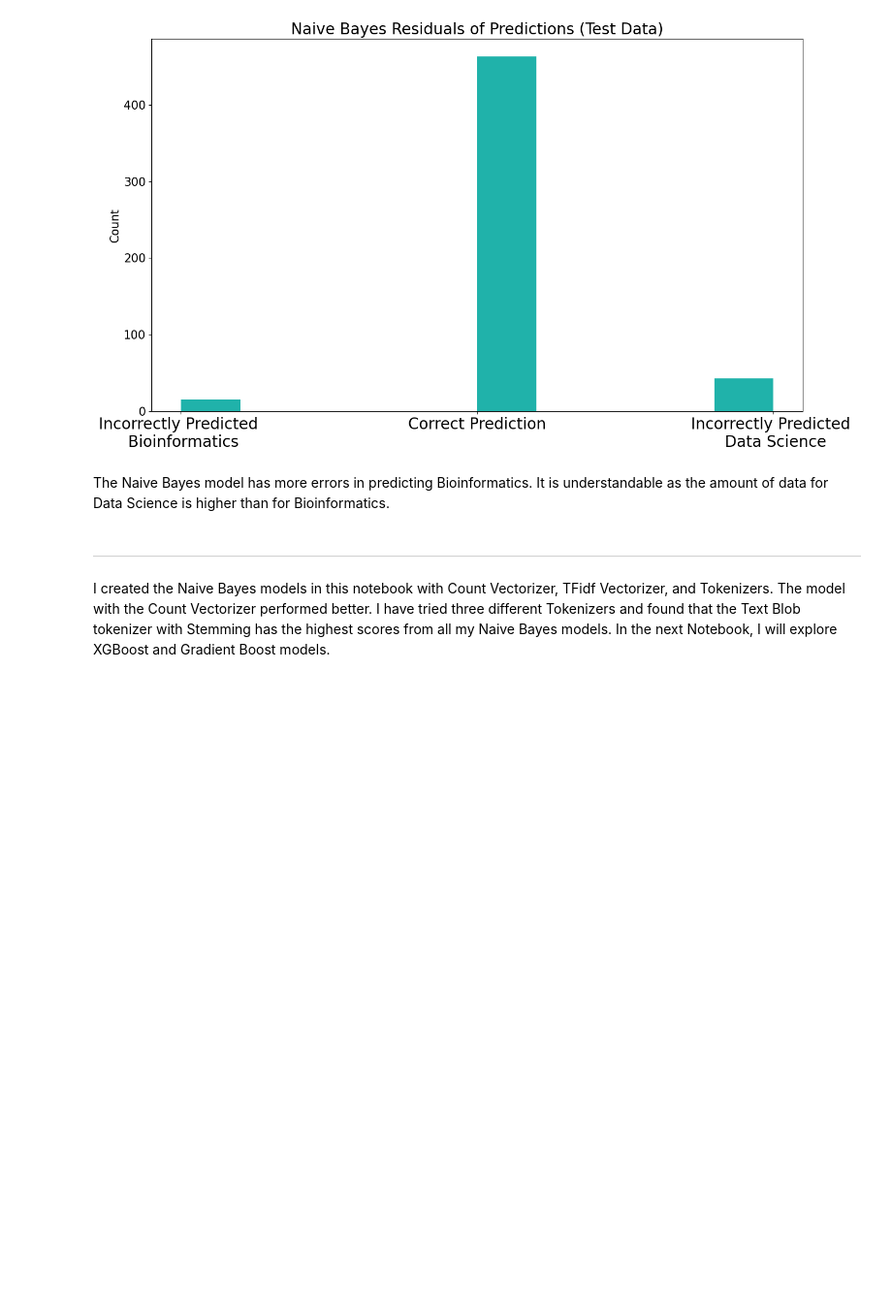
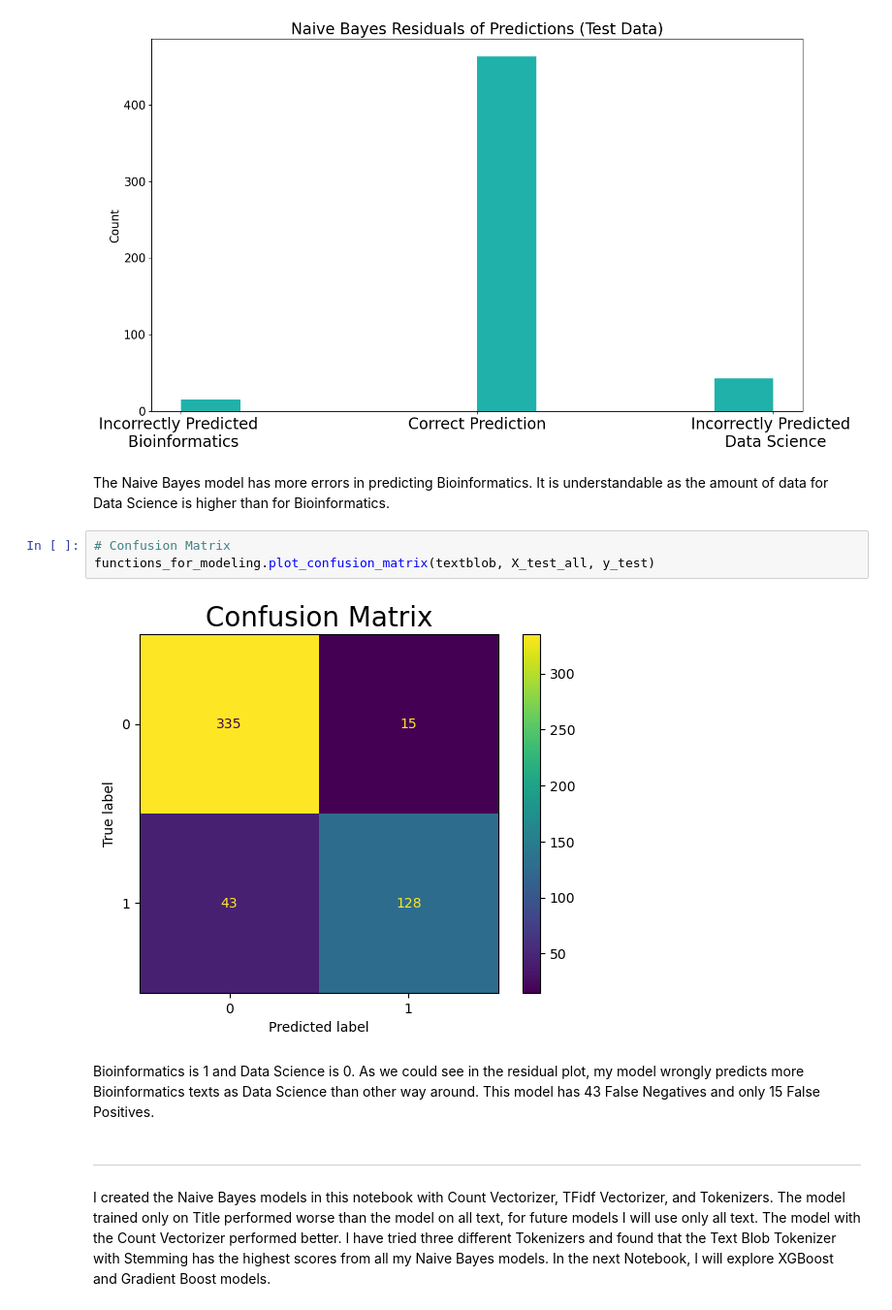
Before and after one commit to ailinnesse/NLP_Differentiate_Bioinformatics_Data_Science_texts, a Jupyter notebook: code/03_Naive_Bayes_Model.ipynb, the cells around one changed output. Shown at 97% size. Cells and saved outputs as stored; diff of their text form; blank space fills up the shorter version.

Commit message:
add confusion matix

```diff
--- a/code/03_Naive_Bayes_Model.ipynb
+++ b/code/03_Naive_Bayes_Model.ipynb
@@ -188,10 +188,18 @@ functions_for_modeling.plot_residuals(textblob, X_test_all, y_test, 'Naive Bayes
 [figure]
 # %% [markdown]
 The Naive Bayes model has more errors in predicting Bioinformatics. It is understandable as the amount of data for Data Science is higher than for Bioinformatics.
+# %%
+# Confusion Matrix
+functions_for_modeling.plot_confusion_matrix(textblob, X_test_all, y_test)
+# %% [output]
+[figure, added]
+# %% [markdown]
+Bioinformatics is 1 and Data Science is 0. As we could see in the residual plot, my model wrongly predicts more Bioinformatics texts as Data Science than other way around. This model has 43 False Negatives and only 15 False Positives.
 # %% [markdown]
 ---
 # %% [markdown]
 I created the Naive Bayes models in this notebook with Count Vectorizer, TFidf Vectorizer, and Tokenizers.
+The model trained only on Title performed worse than the model on all text, for future models I will use only all text.
 The model with the Count Vectorizer performed better.
-I have tried three different Tokenizers and found that the Text Blob tokenizer with Stemming has the highest scores from all my Naive Bayes models.
+I have tried three different Tokenizers and found that the Text Blob Tokenizer with Stemming has the highest scores from all my Naive Bayes models.
 In the next Notebook, I will explore XGBoost and Gradient Boost models.
```
Also changed, not shown: parts of 1 cell of this notebook, 6 other files.
